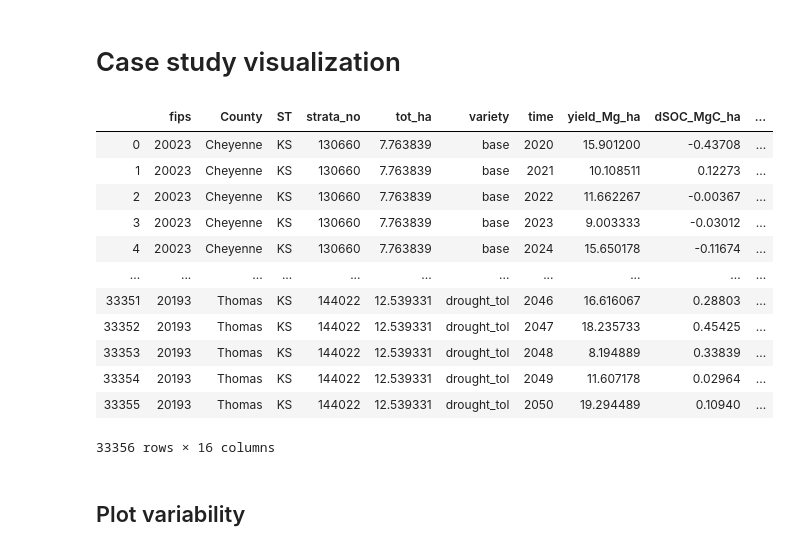
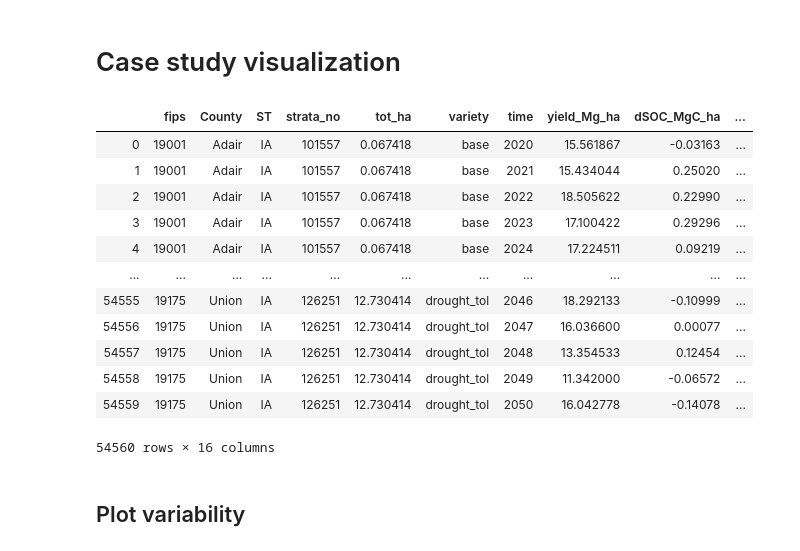
Before and after one commit to johnlfield/DayCent_regional, a Jupyter notebook: DayCent_regional_postprocess-farm-level.ipynb, the cells around one changed output. Cells and saved outputs as stored; diff of their text form; code cells hidden in the pictures.

```diff
--- a/DayCent_regional_postprocess-farm-level.ipynb
+++ b/DayCent_regional_postprocess-farm-level.ipynb
@@ -535,24 +515,24 @@ See the caveats in the documentation: http://pandas.pydata.org/pandas-docs/stabl
 # Case study visualization
 # %%
 ##### Set up case study visualization to run one-at-a-time based on specified case study?
-cs = 'KS'
+cs = 'IA'
 cs_file_suffix = '_case_study_2019-09-16,13.26_2019-11-01,00.37.csv'
 cs_df = pd.read_csv(cs+cs_file_suffix)
 cs_df
 # %% [output]
 |  | fips | County | ST | strata_no | tot_ha | variety | time | yield_Mg_ha | dSOC_MgC_ha | ... |
-| 0 | 20023 | Cheyenne | KS | 130660 | 7.763839 | base | 2020 | 15.901200 | -0.43708 | ... |
-| 1 | 20023 | Cheyenne | KS | 130660 | 7.763839 | base | 2021 | 10.108511 | 0.12273 | ... |
-| 2 | 20023 | Cheyenne | KS | 130660 | 7.763839 | base | 2022 | 11.662267 | -0.00367 | ... |
-| 3 | 20023 | Cheyenne | KS | 130660 | 7.763839 | base | 2023 | 9.003333 | -0.03012 | ... |
-| 4 | 20023 | Cheyenne | KS | 130660 | 7.763839 | base | 2024 | 15.650178 | -0.11674 | ... |
+| 0 | 19001 | Adair | IA | 101557 | 0.067418 | base | 2020 | 15.561867 | -0.03163 | ... |
+| 1 | 19001 | Adair | IA | 101557 | 0.067418 | base | 2021 | 15.434044 | 0.25020 | ... |
+| 2 | 19001 | Adair | IA | 101557 | 0.067418 | base | 2022 | 18.505622 | 0.22990 | ... |
+| 3 | 19001 | Adair | IA | 101557 | 0.067418 | base | 2023 | 17.100422 | 0.29296 | ... |
+| 4 | 19001 | Adair | IA | 101557 | 0.067418 | base | 2024 | 17.224511 | 0.09219 | ... |
 | ... | ... | ... | ... | ... | ... | ... | ... | ... | ... | ... |
-| 33351 | 20193 | Thomas | KS | 144022 | 12.539331 | drought_tol | 2046 | 16.616067 | 0.28803 | ... |
-| 33352 | 20193 | Thomas | KS | 144022 | 12.539331 | drought_tol | 2047 | 18.235733 | 0.45425 | ... |
-| 33353 | 20193 | Thomas | KS | 144022 | 12.539331 | drought_tol | 2048 | 8.194889 | 0.33839 | ... |
-| 33354 | 20193 | Thomas | KS | 144022 | 12.539331 | drought_tol | 2049 | 11.607178 | 0.02964 | ... |
-| 33355 | 20193 | Thomas | KS | 144022 | 12.539331 | drought_tol | 2050 | 19.294489 | 0.10940 | ... |
+| 54555 | 19175 | Union | IA | 126251 | 12.730414 | drought_tol | 2046 | 18.292133 | -0.10999 | ... |
+| 54556 | 19175 | Union | IA | 126251 | 12.730414 | drought_tol | 2047 | 16.036600 | 0.00077 | ... |
+| 54557 | 19175 | Union | IA | 126251 | 12.730414 | drought_tol | 2048 | 13.354533 | 0.12454 | ... |
+| 54558 | 19175 | Union | IA | 126251 | 12.730414 | drought_tol | 2049 | 11.342000 | -0.06572 | ... |
+| 54559 | 19175 | Union | IA | 126251 | 12.730414 | drought_tol | 2050 | 16.042778 | -0.14078 | ... |
-33356 rows × 16 columns
+54560 rows × 16 columns
 # %% [markdown]
 ## Plot variability
 # %%
```
Also changed, not shown: parts of 8 cells of this notebook, 1 other file.
